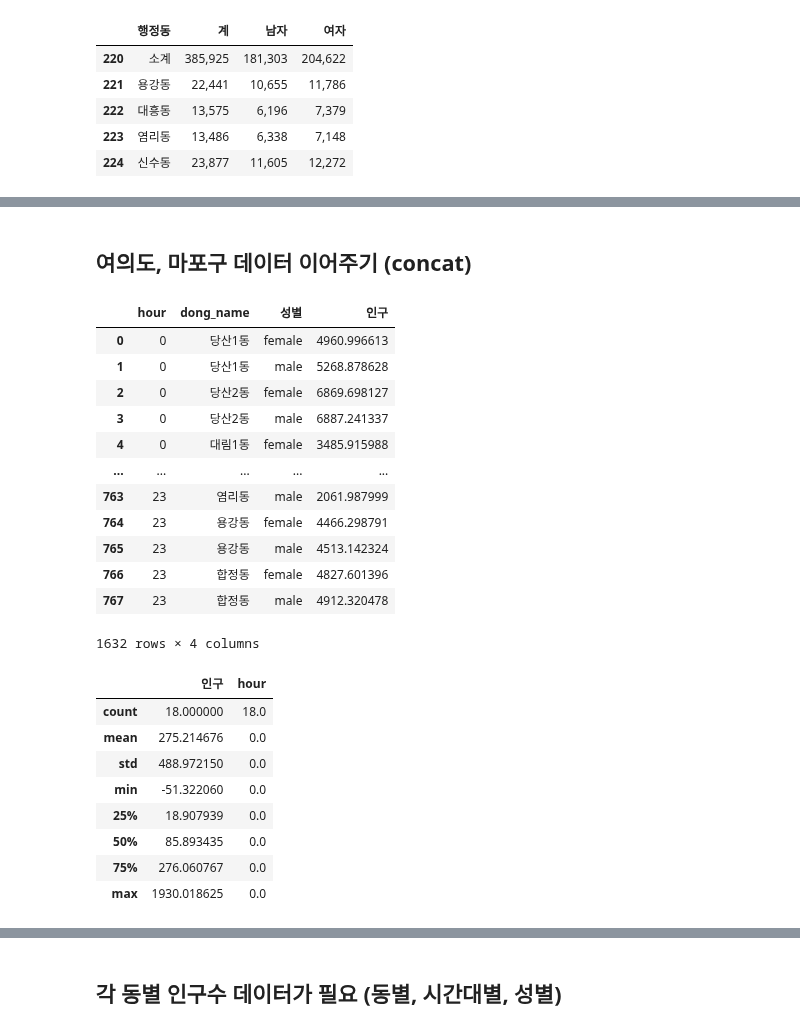
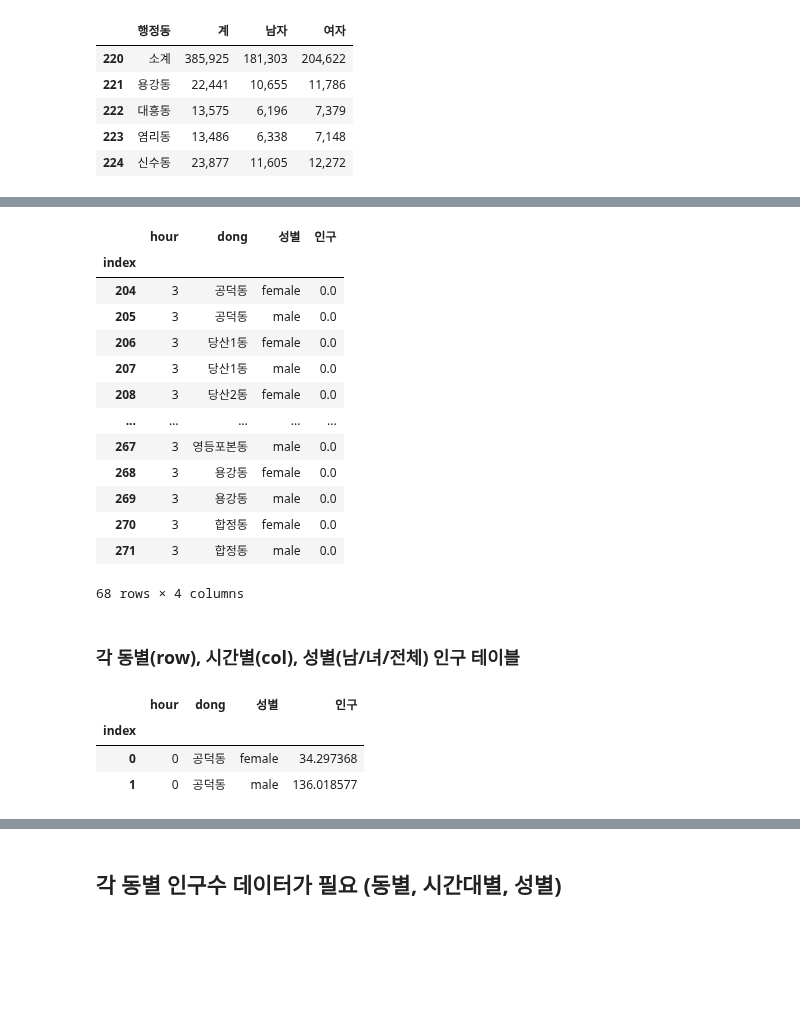
Before and after one commit to Edwardkim0/Place_trend_analysis, a Jupyter notebook: eda_map.ipynb, the cells around one changed output, grey strips where cells are left out. Drawn from its saved outputs; the diff is of its cells as text; code cells hidden in the pictures; blank space fills up the shorter version.

```diff
--- a/eda_map.ipynb
+++ b/eda_map.ipynb
@@ -130,19 +137,0 @@ move_ypmp_groupby.to_csv()
-# %% [markdown]
-## 여의도, 마포구 데이터 이어주기 (concat)
-# %%
-total_groupby = pd.concat([yp_groupby, mp_groupby])
-total_groupby
-# %% [output]
-|  | hour | dong_name | 성별 | 인구 |
-| 0 | 0 | 당산1동 | female | 4960.996613 |
-| 1 | 0 | 당산1동 | male | 5268.878628 |
-| 2 | 0 | 당산2동 | female | 6869.698127 |
-| 3 | 0 | 당산2동 | male | 6887.241337 |
-| 4 | 0 | 대림1동 | female | 3485.915988 |
-| ... | ... | ... | ... | ... |
-| 763 | 23 | 염리동 | male | 2061.987999 |
-| 764 | 23 | 용강동 | female | 4466.298791 |
-| 765 | 23 | 용강동 | male | 4513.142324 |
-| 766 | 23 | 합정동 | female | 4827.601396 |
-| 767 | 23 | 합정동 | male | 4912.320478 |
-1632 rows × 4 columns
@@ -159,28 +138,26 @@ move_groupby_dong[0].describe()
-# %%
-groupby_dong = []
-for _hour in range(24):
-    temp_df = yp_df_2[yp_df_2['hour']==_hour].groupby('dong_name').sum()['인구'].to_frame()
-    temp_df['dong'] = temp_df.index
-    temp_df['hour'] = _hour
-    temp_df['index'] = range(temp_df.shape[0])
-    temp_df = temp_df.set_index('index')
-    groupby_dong.append(temp_df)
-
-move_groupby_dong = []
-for x in groupby_dong:
-    temp_df = x.copy()
-    temp_df['인구'] = x['인구']-groupby_dong[3]['인구']
-    move_groupby_dong.append(temp_df)
-
-move_groupby_dong[0].describe()
-# print(len(move_groupby_dong))
-# %% [output]
-|  | 인구 | hour |
-| count | 18.000000 | 18.0 |
-| mean | 275.214676 | 0.0 |
-| std | 488.972150 | 0.0 |
-| min | -51.322060 | 0.0 |
-| 25% | 18.907939 | 0.0 |
-| 50% | 85.893435 | 0.0 |
-| 75% | 276.060767 | 0.0 |
-| max | 1930.018625 | 0.0 |
+# %%
+move_ypmp_groupby.iloc[3*length:(3+1)*length,:]
+# %% [output]
+|  | hour | dong | 성별 | 인구 |
+| index |  |  |  |  |
+| 204 | 3 | 공덕동 | female | 0.0 |
+| 205 | 3 | 공덕동 | male | 0.0 |
+| 206 | 3 | 당산1동 | female | 0.0 |
+| 207 | 3 | 당산1동 | male | 0.0 |
+| 208 | 3 | 당산2동 | female | 0.0 |
+| ... | ... | ... | ... | ... |
+| 267 | 3 | 영등포본동 | male | 0.0 |
+| 268 | 3 | 용강동 | female | 0.0 |
+| 269 | 3 | 용강동 | male | 0.0 |
+| 270 | 3 | 합정동 | female | 0.0 |
+| 271 | 3 | 합정동 | male | 0.0 |
+68 rows × 4 columns
+# %% [markdown]
+### 각 동별(row), 시간별(col), 성별(남/녀/전체) 인구 테이블
+# %%
+move_ypmp_groupby[(move_ypmp_groupby['dong']=='공덕동')&(move_ypmp_groupby['hour']==0)]
+# %% [output]
+|  | hour | dong | 성별 | 인구 |
+| index |  |  |  |  |
+| 0 | 0 | 공덕동 | female | 34.297368 |
+| 1 | 0 | 공덕동 | male | 136.018577 |
```
Also changed, not shown: parts of 28 cells of this notebook, 1 other file.
